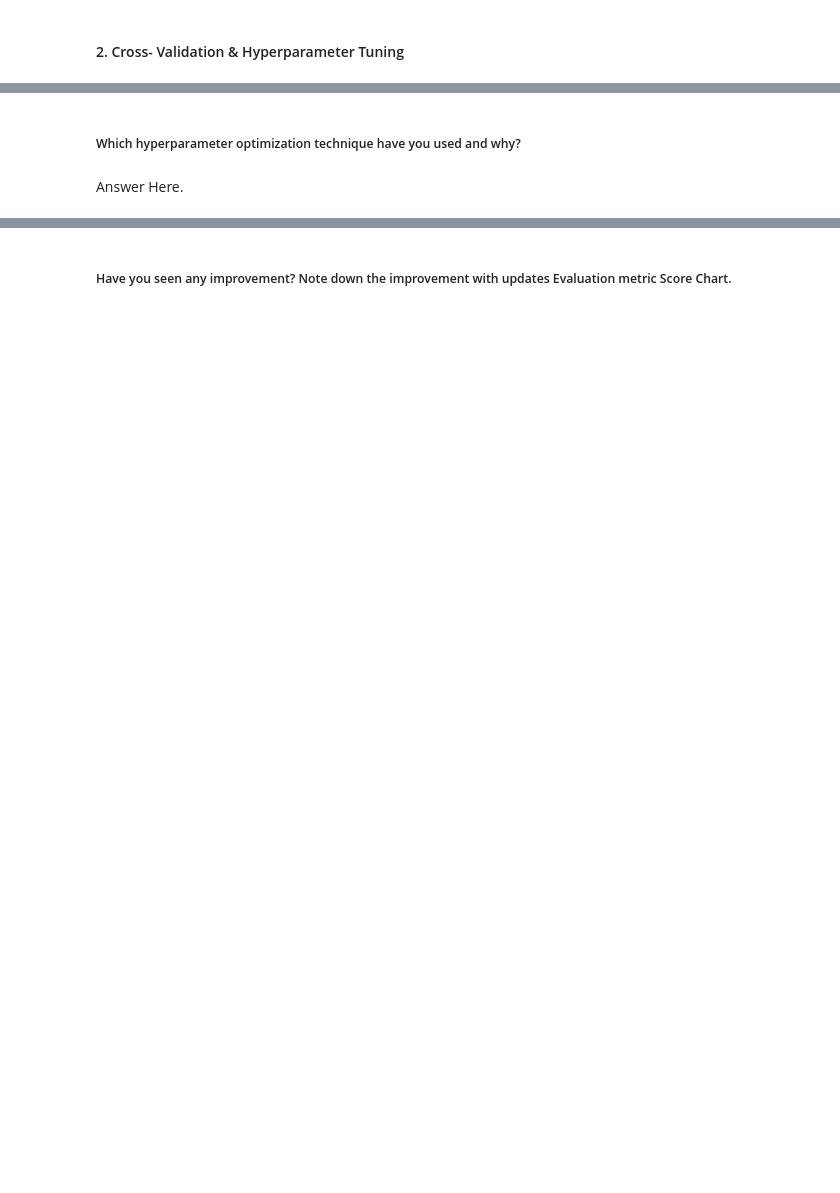
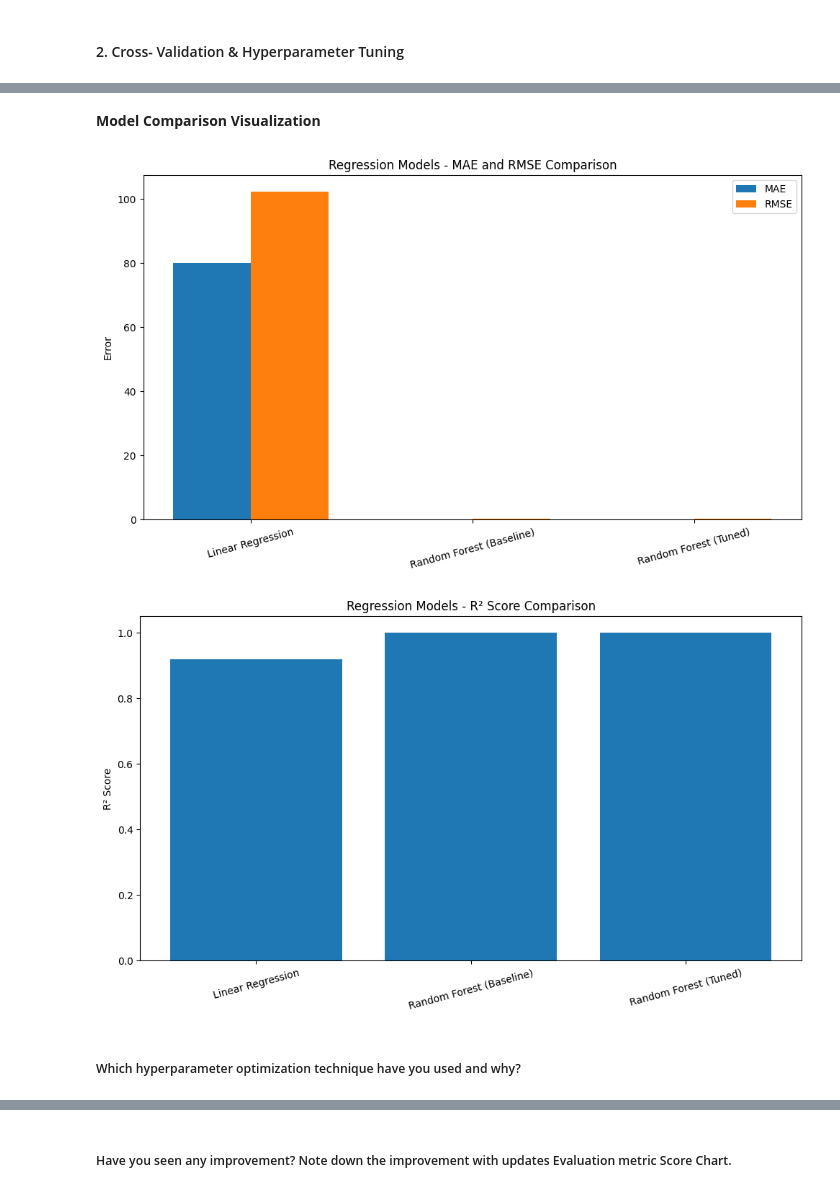
Before and after one commit to Sagarjain93/Machine-Learning-Portfolio, a Jupyter notebook: 01_End_to_End/Travel_MLops_Capstone/notebooks/01_Flight_Price_Regression.ipynb, the cells around one changed output, grey strips where cells are left out. Drawn from its saved outputs; the diff is of its cells as text; code cells hidden in the pictures; blank space fills up the shorter version.

```diff
--- a/01_End_to_End/Travel_MLops_Capstone/notebooks/01_Flight_Price_Regression.ipynb
+++ b/01_End_to_End/Travel_MLops_Capstone/notebooks/01_Flight_Price_Regression.ipynb
@@ -3130,0 +3595,7 @@ plt.show()
+# %%
+# Make predictions using the tuned Random Forest
+
+y_pred_rf_tuned = random_search_rf_group.best_estimator_.predict(X_test_rf)
+
+print("First 10 tuned predictions:")
+print(y_pred_rf_tuned[:10])
@@ -3130,0 +3608,11 @@ plt.show()
+# %%
+# Evaluate the Tuned Random Forest Regression Model
+
+mae_rf_tuned = mean_absolute_error(y_test_rf, y_pred_rf_tuned)
+rmse_rf_tuned = np.sqrt(mean_squared_error(y_test_rf, y_pred_rf_tuned))
+r2_rf_tuned = r2_score(y_test_rf, y_pred_rf_tuned)
+
+print("Tuned Random Forest Regression Performance:")
+print(f"MAE: {mae_rf_tuned:.4f}")
+print(f"RMSE: {rmse_rf_tuned:.4f}")
+print(f"R² Score: {r2_rf_tuned:.4f}")
@@ -3131,4 +3739,57 @@ plt.show()
+# %% [markdown]
+**Model Comparison Visualization**
+# %%
+# Regression Model Comparison Visualization
+
+# MAE and RMSE comparison
+plt.figure(figsize=(10, 6))
+
+x = np.arange(len(model_comparison['Model']))
+width = 0.35
+
+plt.bar(
+    x - width/2,
+    model_comparison['MAE'],
+    width,
+    label='MAE'
+)
+
+plt.bar(
+    x + width/2,
+    model_comparison['RMSE'],
+    width,
+    label='RMSE'
+)
+
+plt.xticks(
+    x,
+    model_comparison['Model'],
+    rotation=15
+)
+
+plt.ylabel('Error')
+plt.title('Regression Models - MAE and RMSE Comparison')
+plt.legend()
+plt.tight_layout()
+plt.show()
+
+
+# R² comparison
+plt.figure(figsize=(10, 6))
+
+plt.bar(
+    model_comparison['Model'],
+    model_comparison['R² Score']
+)
+
+plt.ylabel('R² Score')
+plt.title('Regression Models - R² Score Comparison')
+plt.ylim(0, 1.05)
+plt.xticks(rotation=15)
+plt.tight_layout()
+plt.show()
+# %% [output]
+[figure, added]
+[figure, added]
 # %% [markdown]
 ##### Which hyperparameter optimization technique have you used and why?
-# %% [markdown]
-Answer Here.
```
Also changed, not shown: parts of 62 cells of this notebook.
